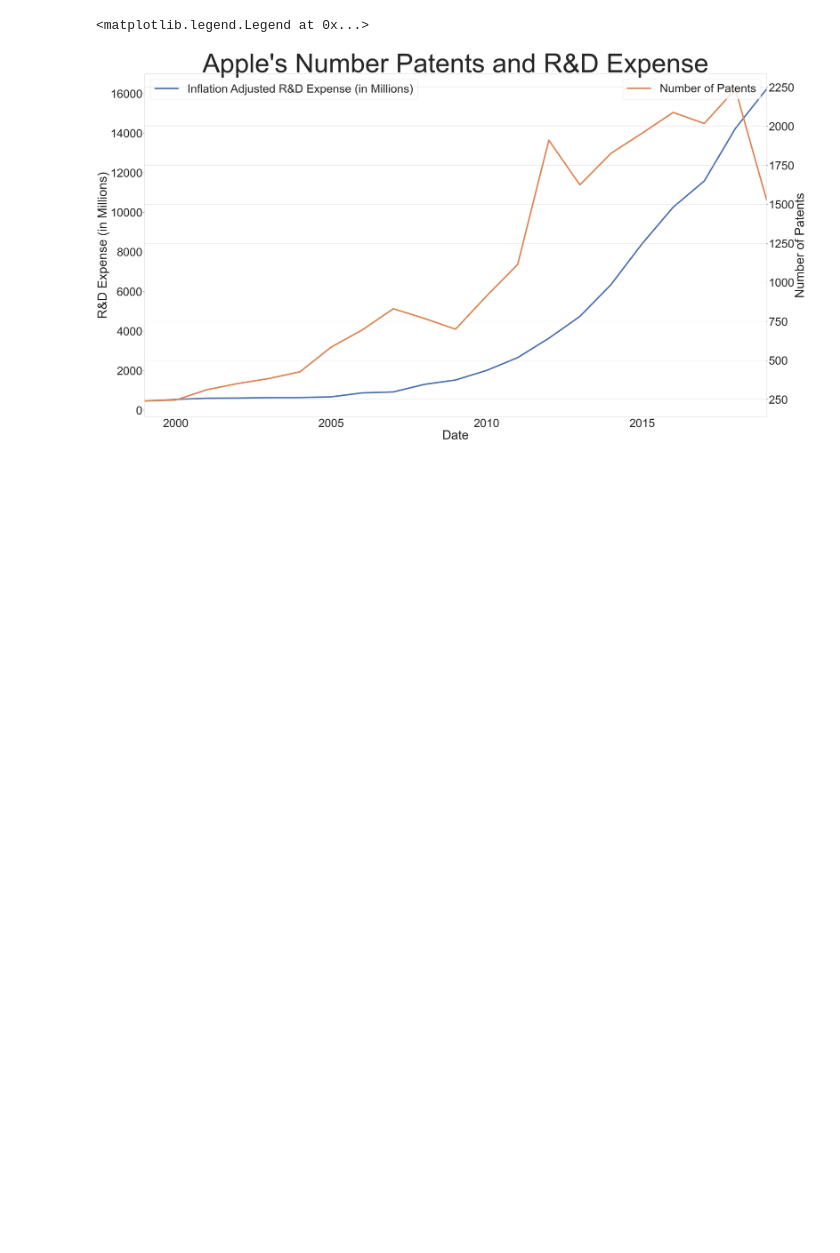
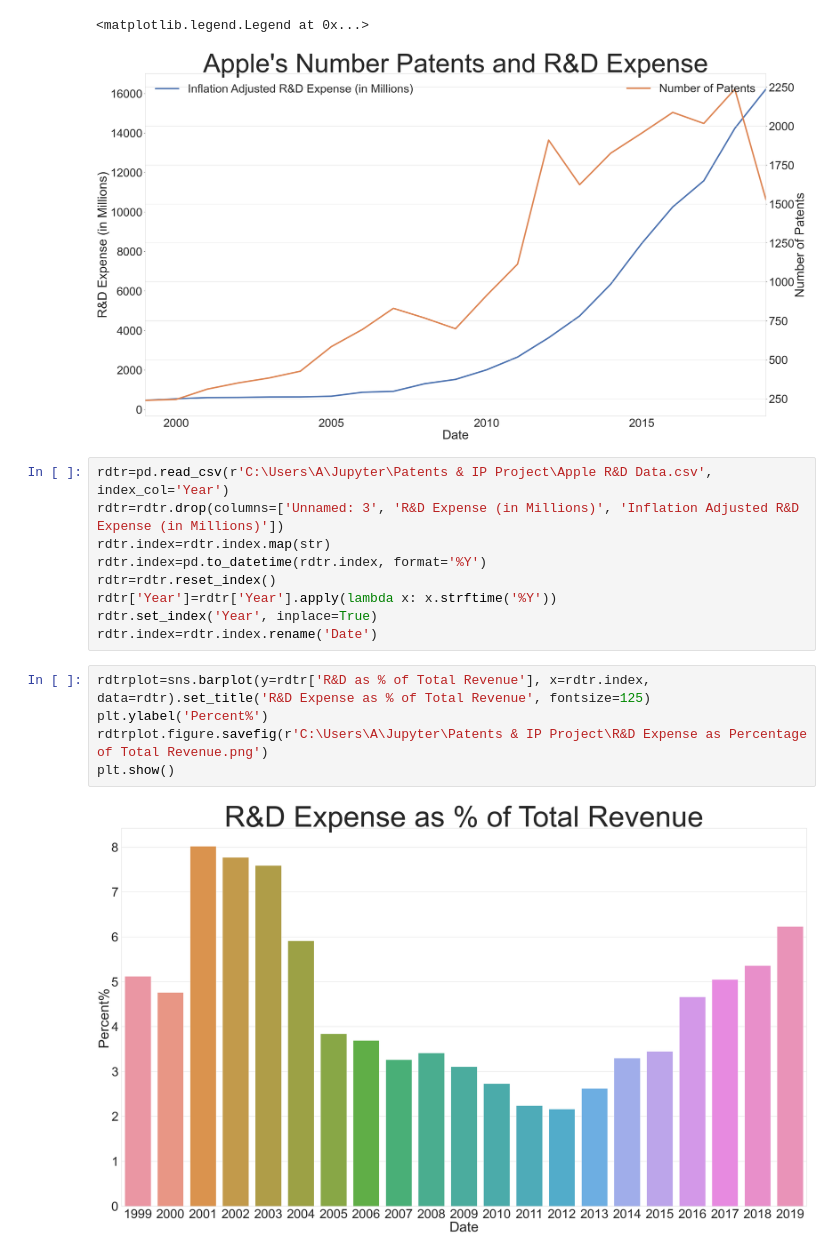
Before and after one commit to hayden4r4/Patents-IP-Project, a Jupyter notebook: Patent & IP Project.ipynb, the cells around one changed output. Drawn from its saved outputs; the diff is of its cells as text; blank space fills up the shorter version.

```diff
--- a/Patent & IP Project.ipynb
+++ b/Patent & IP Project.ipynb
@@ -120,3 +123,19 @@ plt.legend(loc='upper right')
 # %% [output]
 <matplotlib.legend.Legend at 0x...>
 [figure]
+# %%
+rdtr=pd.read_csv(r'C:\Users\A\Jupyter\Patents & IP Project\Apple R&D Data.csv', index_col='Year')
+rdtr=rdtr.drop(columns=['Unnamed: 3', 'R&D Expense (in Millions)', 'Inflation Adjusted R&D Expense (in Millions)'])
+rdtr.index=rdtr.index.map(str)
+rdtr.index=pd.to_datetime(rdtr.index, format='%Y')
+rdtr=rdtr.reset_index()
+rdtr['Year']=rdtr['Year'].apply(lambda x: x.strftime('%Y'))
+rdtr.set_index('Year', inplace=True)
+rdtr.index=rdtr.index.rename('Date')
+# %%
+rdtrplot=sns.barplot(y=rdtr['R&D as % of Total Revenue'], x=rdtr.index, data=rdtr).set_title('R&D Expense as % of Total Revenue', fontsize=125)
+plt.ylabel('Percent%')
+rdtrplot.figure.savefig(r'C:\Users\A\Jupyter\Patents & IP Project\R&D Expense as Percentage of Total Revenue.png')
+plt.show()
+# %% [output]
+[figure, added]
```
Also changed, not shown: parts of 3 cells of this notebook, 2 other files.
